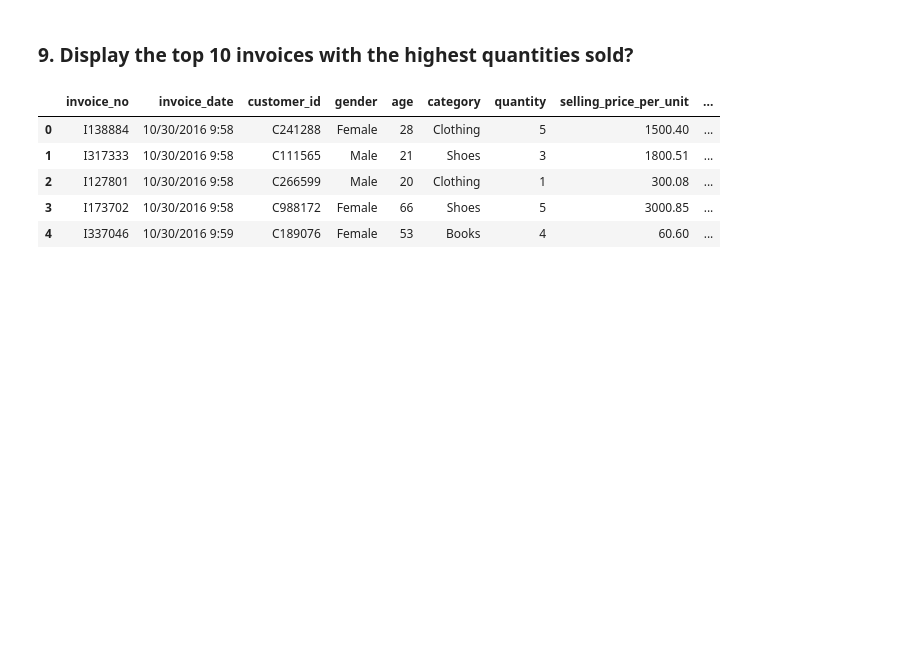
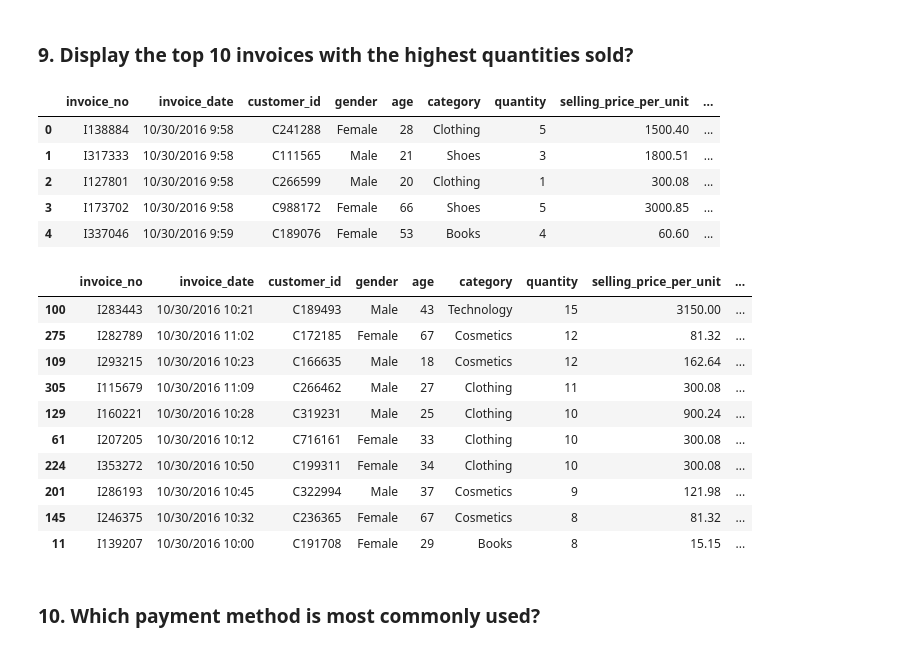
Before and after one commit to shery16/Assignment-1, a Jupyter notebook: Assignment 8.ipynb, the cells around one changed output. Saved outputs shown, nothing was run; the diff lists cells and outputs as text; code cells hidden in the pictures; blank space fills up the shorter version.

```diff
--- a/Assignment 8.ipynb
+++ b/Assignment 8.ipynb
@@ -324,3 +324,20 @@ df.head()
 | 2 | I127801 | 10/30/2016 9:58 | C266599 | Male | 20 | Clothing | 1 | 300.08 | ... |
 | 3 | I173702 | 10/30/2016 9:58 | C988172 | Female | 66 | Shoes | 5 | 3000.85 | ... |
 | 4 | I337046 | 10/30/2016 9:59 | C189076 | Female | 53 | Books | 4 | 60.60 | ... |
+# %%
+top_10_invoices = df.sort_values(by='quantity',ascending=False).head(10)
+top_10_invoices
+# %% [output]
+|  | invoice_no | invoice_date | customer_id | gender | age | category | quantity | selling_price_per_unit | ... |
+| 100 | I283443 | 10/30/2016 10:21 | C189493 | Male | 43 | Technology | 15 | 3150.00 | ... |
+| 275 | I282789 | 10/30/2016 11:02 | C172185 | Female | 67 | Cosmetics | 12 | 81.32 | ... |
+| 109 | I293215 | 10/30/2016 10:23 | C166635 | Male | 18 | Cosmetics | 12 | 162.64 | ... |
+| 305 | I115679 | 10/30/2016 11:09 | C266462 | Male | 27 | Clothing | 11 | 300.08 | ... |
+| 129 | I160221 | 10/30/2016 10:28 | C319231 | Male | 25 | Clothing | 10 | 900.24 | ... |
+| 61 | I207205 | 10/30/2016 10:12 | C716161 | Female | 33 | Clothing | 10 | 300.08 | ... |
+| 224 | I353272 | 10/30/2016 10:50 | C199311 | Female | 34 | Clothing | 10 | 300.08 | ... |
+| 201 | I286193 | 10/30/2016 10:45 | C322994 | Male | 37 | Cosmetics | 9 | 121.98 | ... |
+| 145 | I246375 | 10/30/2016 10:32 | C236365 | Female | 67 | Cosmetics | 8 | 81.32 | ... |
+| 11 | I139207 | 10/30/2016 10:00 | C191708 | Female | 29 | Books | 8 | 15.15 | ... |
+# %% [markdown]
+### 10. Which payment method is most commonly used?
```
Also changed, not shown: parts of 21 cells of this notebook.
